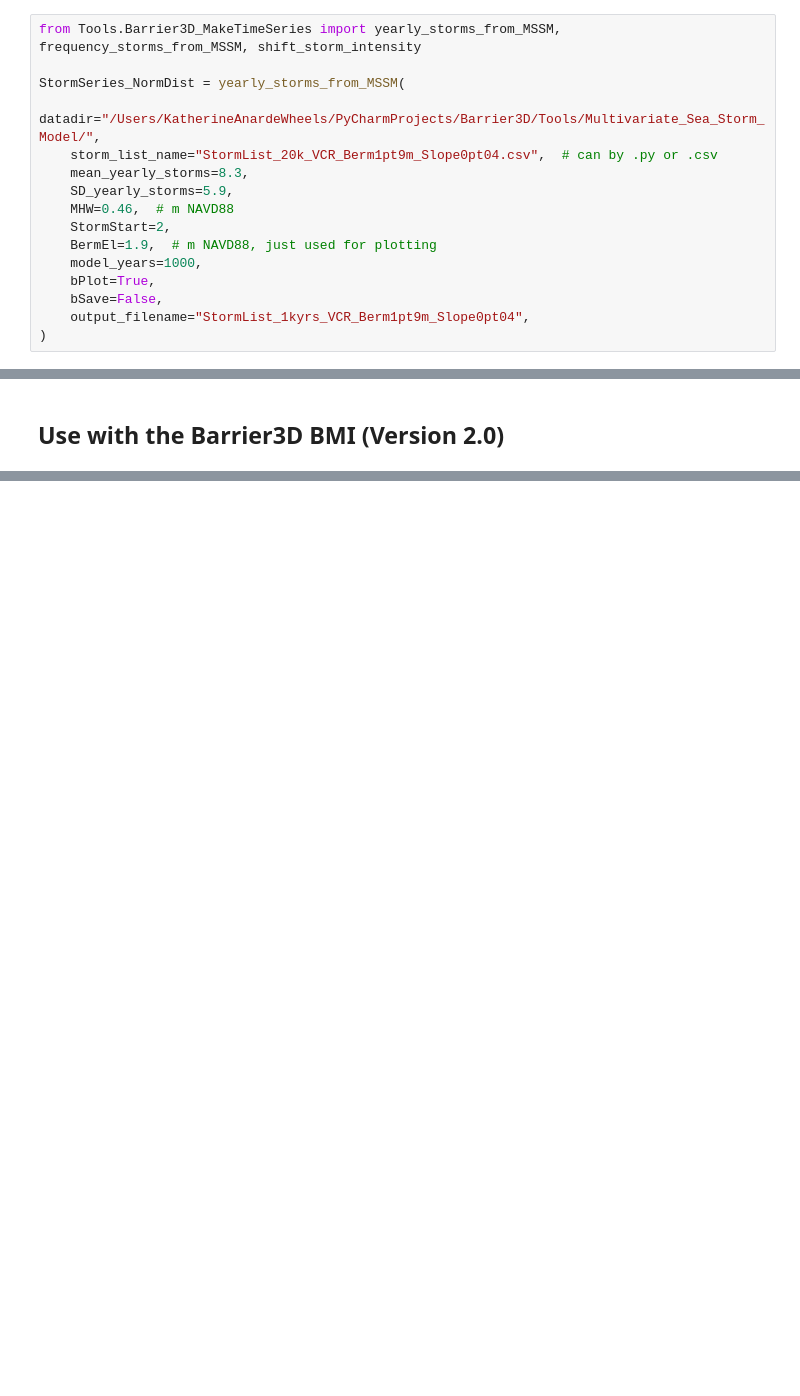
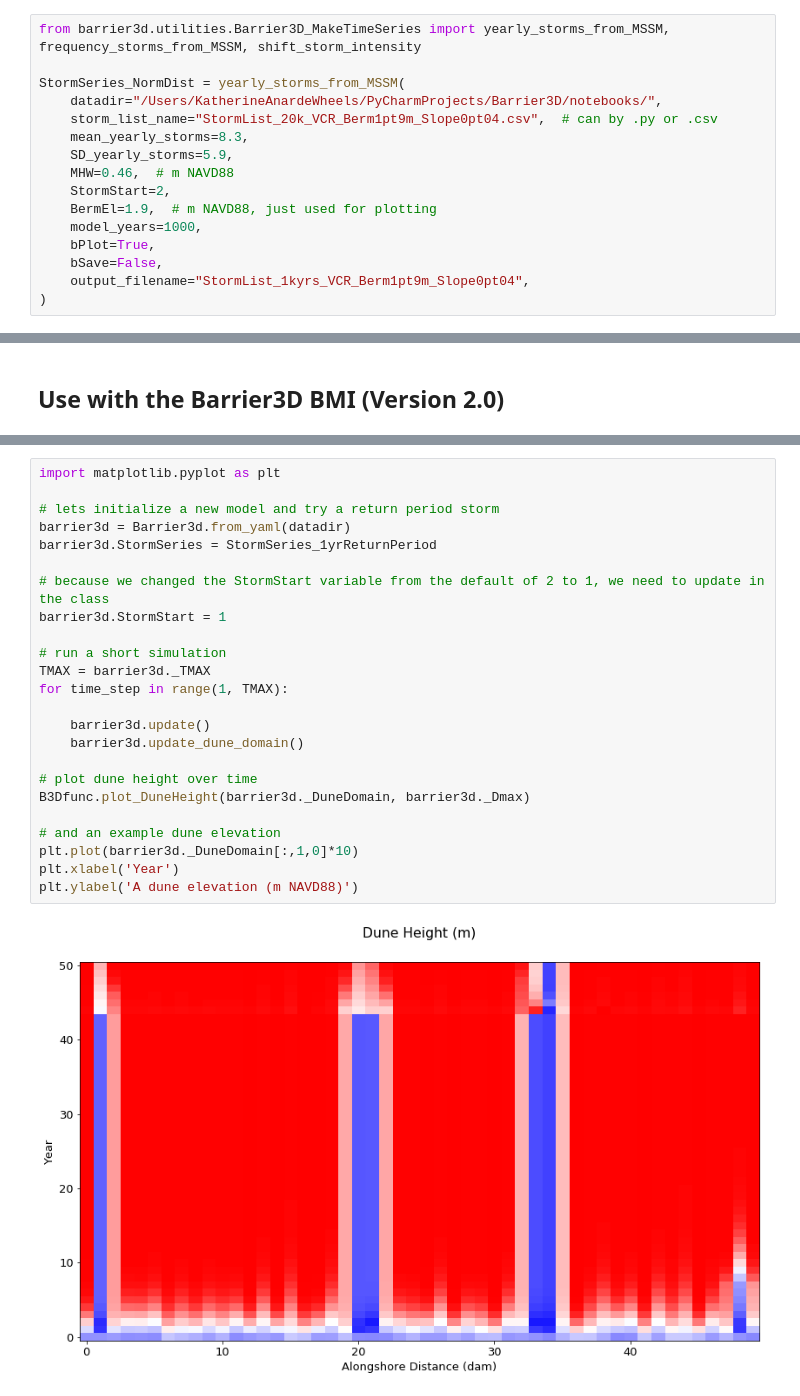
Before and after one commit to UNC-CECL/Barrier3D, a Jupyter notebook: notebooks/MSSM_for_Barrier3d.ipynb, the cells around one changed output, grey strips where cells are left out. Saved outputs shown, nothing was run; the diff lists cells and outputs as text; blank space fills up the shorter version.

```diff
--- a/notebooks/MSSM_for_Barrier3d.ipynb
+++ b/notebooks/MSSM_for_Barrier3d.ipynb
@@ -56,10 +56,10 @@ Once the list of synthetic storms has been created, it can be used to generate a
 
 Below, we show example storm time series for a 1000 year Barrier3D simulation using each of these methods. The first example produces a storm time series with an average of 8.3 storms per model year; then, we shift the same storm distribution to the right to preferentially select storms with higher intensity (i.e., higher TWLs). Lastly, we create a time series of a 50 year return period storm for the Virgina Coastal Reserve. We estimate that a 50 year storm produces a maximum 2.0 m TWL (above MHW) using the NOAA Annual Exceedance Probability Curves at the Chesapeake Bay Bridge Tunnel (https://tidesandcurrents.noaa.gov/est/curves.shtml?stnid=8638863), which produces a TWL that is 0.5 m greater than the berm elevation.
 # %%
-from Tools.Barrier3D_MakeTimeSeries import yearly_storms_from_MSSM, frequency_storms_from_MSSM, shift_storm_intensity
+from barrier3d.utilities.Barrier3D_MakeTimeSeries import yearly_storms_from_MSSM, frequency_storms_from_MSSM, shift_storm_intensity
 
 StormSeries_NormDist = yearly_storms_from_MSSM(
-    datadir="/Users/KatherineAnardeWheels/PyCharmProjects/Barrier3D/Tools/Multivariate_Sea_Storm_Model/",
+    datadir="/Users/KatherineAnardeWheels/PyCharmProjects/Barrier3D/notebooks/",
     storm_list_name="StormList_20k_VCR_Berm1pt9m_Slope0pt04.csv",  # can by .py or .csv
     mean_yearly_storms=8.3,
     SD_yearly_storms=5.9,
@@ -171,0 +178,26 @@ ModuleNotFoundError: No module named 'scripts.Barrier3D_Plotting_Functions'
+# %%
+import matplotlib.pyplot as plt
+
+# lets initialize a new model and try a return period storm
+barrier3d = Barrier3d.from_yaml(datadir)
+barrier3d.StormSeries = StormSeries_1yrReturnPeriod
+
+# because we changed the StormStart variable from the default of 2 to 1, we need to update in the class
+barrier3d.StormStart = 1
+
+# run a short simulation
+TMAX = barrier3d._TMAX
+for time_step in range(1, TMAX):
+
+    barrier3d.update()
+    barrier3d.update_dune_domain()
+
+# plot dune height over time
+B3Dfunc.plot_DuneHeight(barrier3d._DuneDomain, barrier3d._Dmax)
+
+# and an example dune elevation
+plt.plot(barrier3d._DuneDomain[:,1,0]*10)
+plt.xlabel('Year')
+plt.ylabel('A dune elevation (m NAVD88)')
+# %% [output]
+[figure, added]
```
Also changed, not shown: parts of 8 cells of this notebook.
